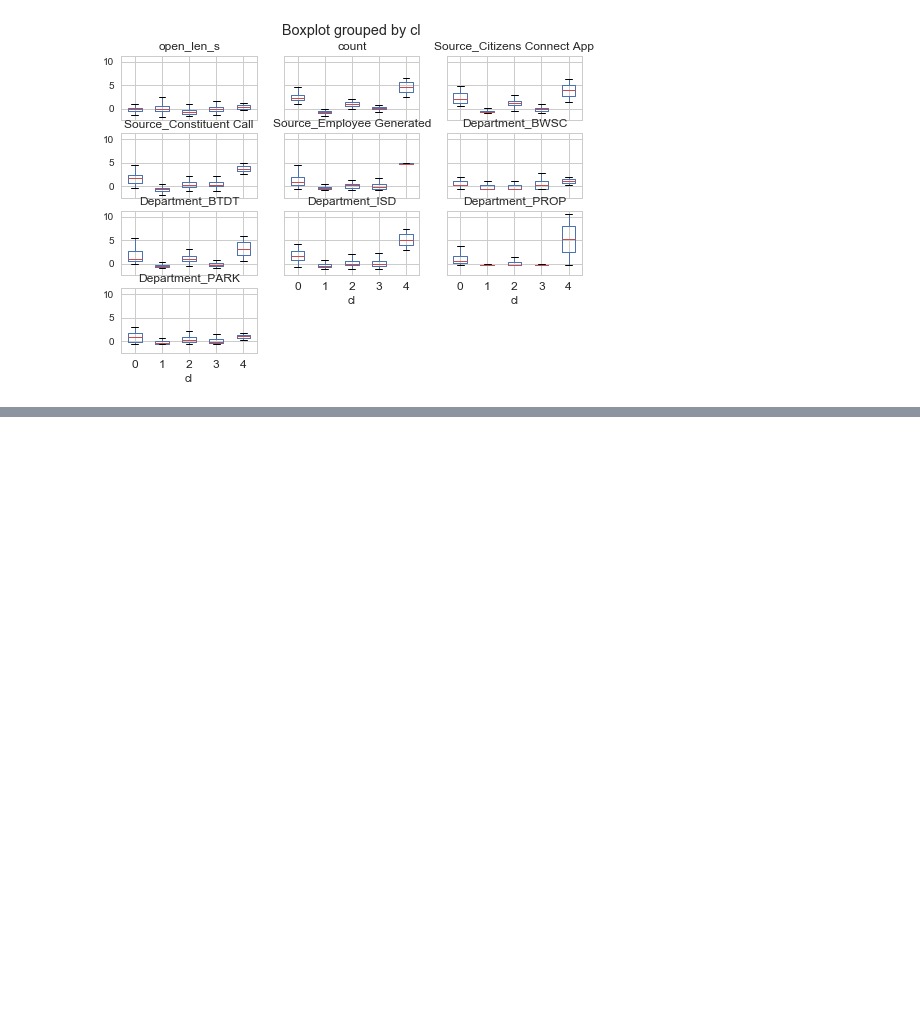
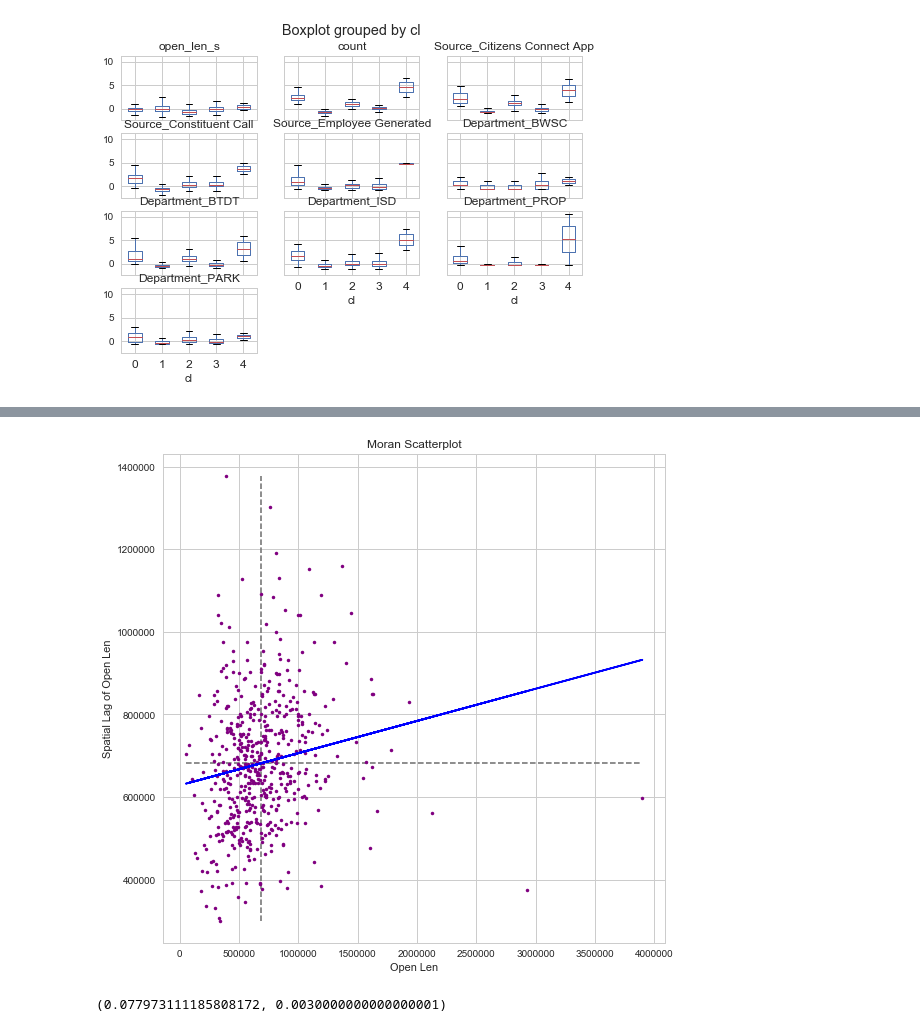
Before and after one commit to paylakatel/explore_311, a Jupyter notebook: clusters.ipynb, the cells around one changed output, grey strips where cells are left out. Saved outputs shown, nothing was run; the diff lists cells and outputs as text; code cells hidden in the pictures; blank space fills up the shorter version.

Commit message:
adding global and local morans I

```diff
--- a/clusters.ipynb
+++ b/clusters.ipynb
@@ -299,0 +406,28 @@ plt.show()
+# %%
+# moran scatter plot
+open_len = open_len_geo.open_len_s
+b,a = np.polyfit(open_len, open_len_lag, 1)
+# %%
+f, ax = plt.subplots(1, figsize=(9, 9))
+
+plt.plot(open_len, open_len_lag, '.', color='purple')
+
+ # dashed vert at mean of the last year's PCI
+plt.vlines(open_len.mean(), open_len_lag.min(), open_len_lag.max(), linestyle='--', color='grey')
+ # dashed horizontal at mean of lagged PCI
+plt.hlines(open_len_lag.mean(), open_len.min(), open_len.max(), linestyle='--', color='grey')
+
+# red line of best fit using global I as slope
+plt.plot(open_len, a + b*open_len, 'b')
+plt.title('Moran Scatterplot')
+plt.ylabel('Spatial Lag of Open Len')
+plt.xlabel('Open Len')
+plt.show()
+# %% [output]
+[figure, added]
+# %%
+# global moran's I
+I_open_len = ps.Moran(open_len_geo.open_len_s.values, qW)
+I_open_len.I, I_open_len.p_sim
+# %% [output]
+(0.077973111185808172, 0.0030000000000000001)
```
Also changed, not shown: parts of 25 cells of this notebook.
